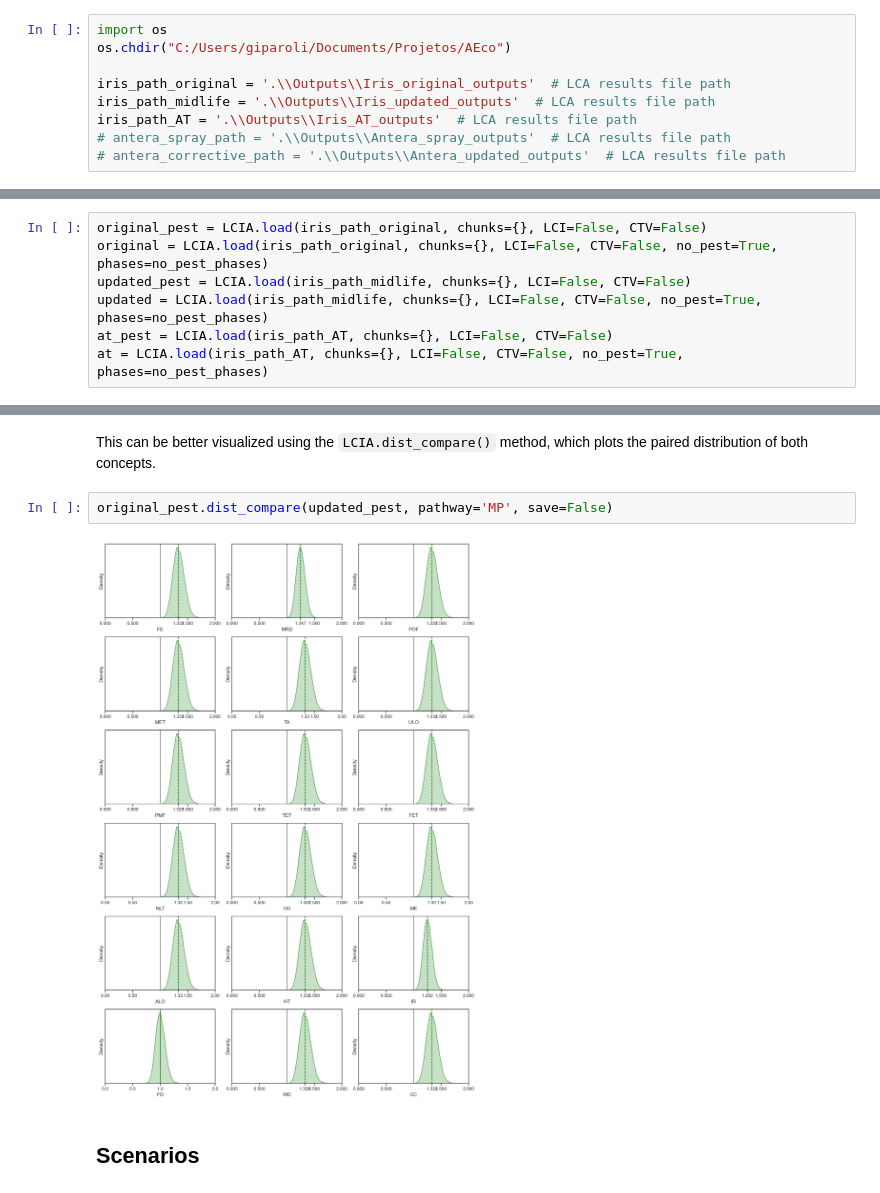
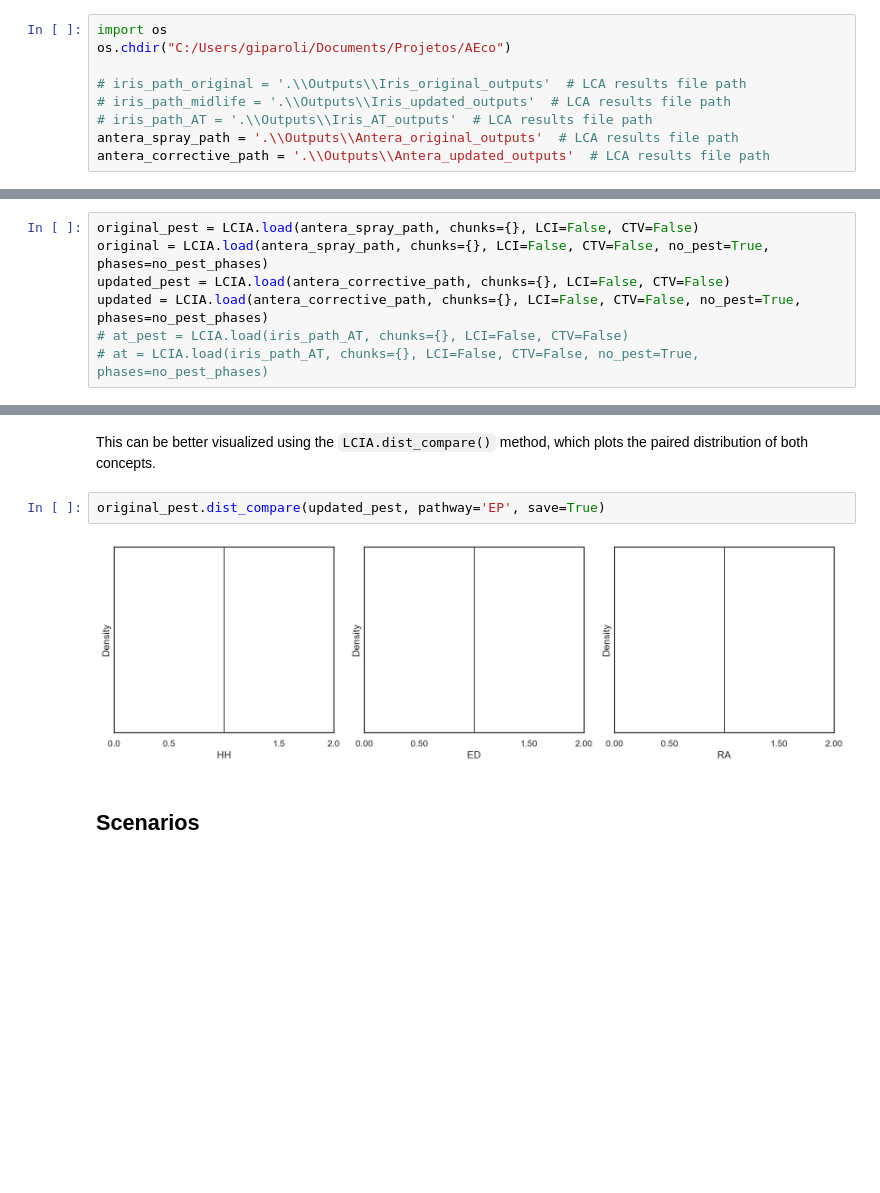
Before and after one commit to gparolin/AEco, a Jupyter notebook: Scripts/view.ipynb, the cells around one changed output, grey strips where cells are left out. Saved outputs shown, nothing was run; the diff lists cells and outputs as text; blank space fills up the shorter version.

Commit message:
Final generation of images for both teams

```diff
--- a/Scripts/view.ipynb
+++ b/Scripts/view.ipynb
@@ -11,11 +11,11 @@ This code is part of the Master's Thesis "Streamlined Life Cycle Assessment Meth
 import os
 os.chdir("C:/Users/giparoli/Documents/Projetos/AEco")
 
-iris_path_original = '.\\Outputs\\Iris_original_outputs'  # LCA results file path
-iris_path_midlife = '.\\Outputs\\Iris_updated_outputs'  # LCA results file path
-iris_path_AT = '.\\Outputs\\Iris_AT_outputs'  # LCA results file path
-# antera_spray_path = '.\\Outputs\\Antera_spray_outputs'  # LCA results file path
-# antera_corrective_path = '.\\Outputs\\Antera_updated_outputs'  # LCA results file path
+# iris_path_original = '.\\Outputs\\Iris_original_outputs'  # LCA results file path
+# iris_path_midlife = '.\\Outputs\\Iris_updated_outputs'  # LCA results file path
+# iris_path_AT = '.\\Outputs\\Iris_AT_outputs'  # LCA results file path
+antera_spray_path = '.\\Outputs\\Antera_original_outputs'  # LCA results file path
+antera_corrective_path = '.\\Outputs\\Antera_updated_outputs'  # LCA results file path
 # %%
 from Tools_Iris import *
 # from Tools_Antera_upd import *
@@ -29,12 +29,12 @@ no_pest_phases = {'Development': ['Office','Infrastructure','Capital','Prototype
                 'End-of-Life': ['Recycling','Landfill','Incineration']
                 }
 # %%
-original_pest = LCIA.load(iris_path_original, chunks={}, LCI=False, CTV=False)
-original = LCIA.load(iris_path_original, chunks={}, LCI=False, CTV=False, no_pest=True, phases=no_pest_phases)
-updated_pest = LCIA.load(iris_path_midlife, chunks={}, LCI=False, CTV=False)
-updated = LCIA.load(iris_path_midlife, chunks={}, LCI=False, CTV=False, no_pest=True, phases=no_pest_phases)
-at_pest = LCIA.load(iris_path_AT, chunks={}, LCI=False, CTV=False)
-at = LCIA.load(iris_path_AT, chunks={}, LCI=False, CTV=False, no_pest=True, phases=no_pest_phases)
+original_pest = LCIA.load(antera_spray_path, chunks={}, LCI=False, CTV=False)
+original = LCIA.load(antera_spray_path, chunks={}, LCI=False, CTV=False, no_pest=True, phases=no_pest_phases)
+updated_pest = LCIA.load(antera_corrective_path, chunks={}, LCI=False, CTV=False)
+updated = LCIA.load(antera_corrective_path, chunks={}, LCI=False, CTV=False, no_pest=True, phases=no_pest_phases)
+# at_pest = LCIA.load(iris_path_AT, chunks={}, LCI=False, CTV=False)
+# at = LCIA.load(iris_path_AT, chunks={}, LCI=False, CTV=False, no_pest=True, phases=no_pest_phases)
 # %% [markdown]
 Values extracted from `calc` notebook
 # %%
@@ -299,9 +320,9 @@ Attributes:
 # %% [markdown]
 This can be better visualized using the `LCIA.dist_compare()` method, which plots the paired distribution of both concepts.
 # %%
-original_pest.dist_compare(updated_pest, pathway='MP', save=False)
+original_pest.dist_compare(updated_pest, pathway='EP', save=True)
 # %% [output]
-[figure, old version]
+[figure, new version]
 # %% [markdown]
 ## Scenarios
 # %%
```
Also changed, not shown: parts of 5 cells of this notebook.
